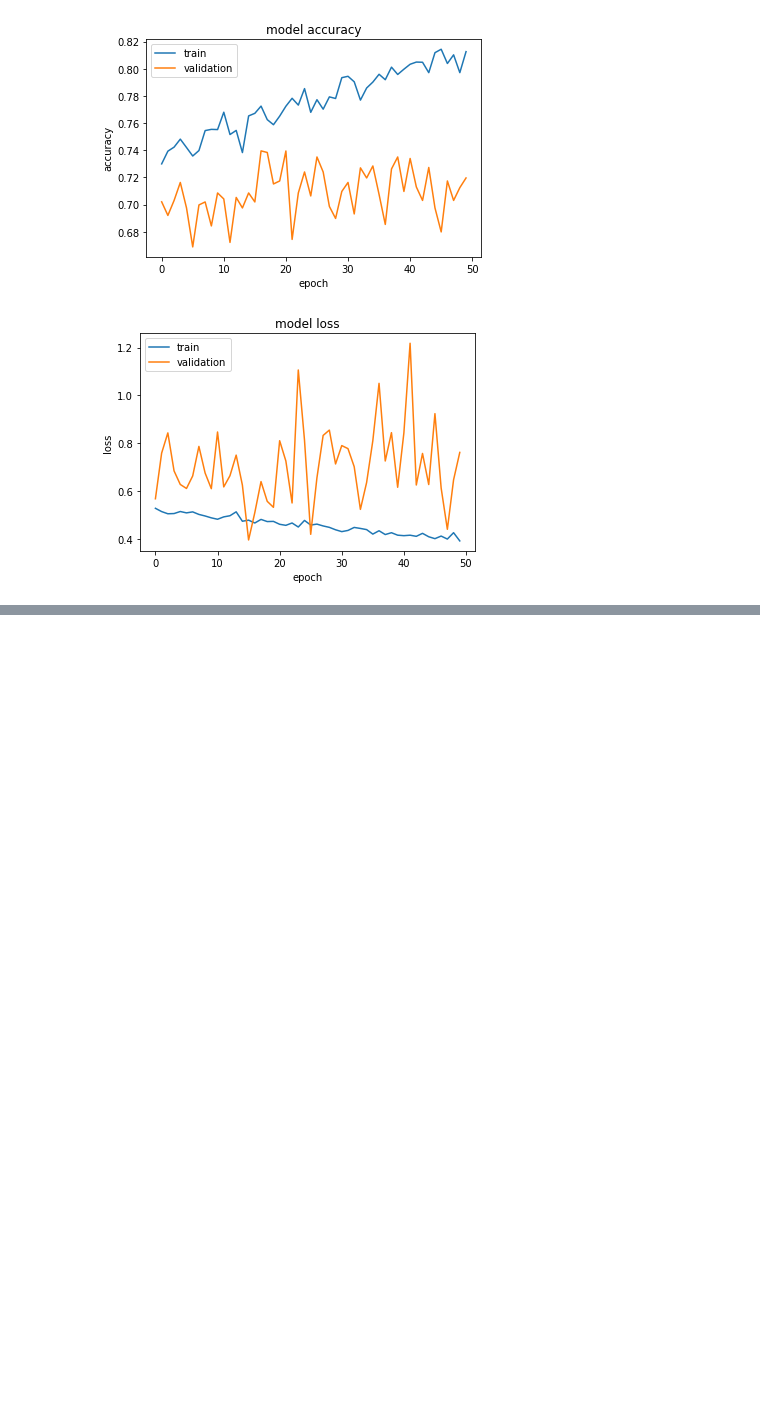
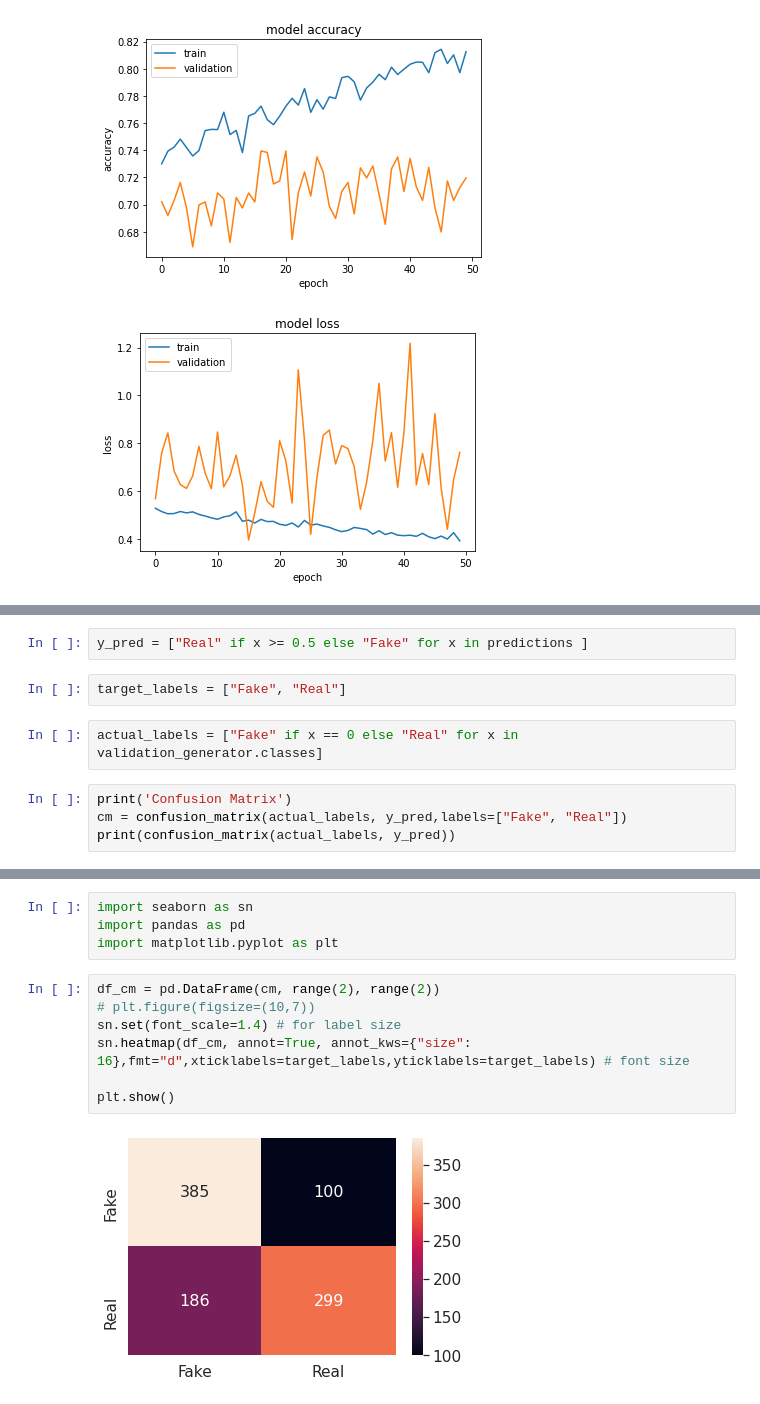
Before and after one commit to harini9804/fake-image-detection, a Jupyter notebook: fine_tuning_with_ELA,_lower_lr.ipynb, the cells around one changed output, grey strips where cells are left out. Cells and saved outputs as stored; diff of their text form; blank space fills up the shorter version.

Commit message:
add confusion matrix and classification repport

```diff
--- a/fine_tuning_with_ELA,_lower_lr.ipynb
+++ b/fine_tuning_with_ELA,_lower_lr.ipynb
@@ -291,0 +327,10 @@ plt.show()
+# %%
+y_pred = ["Real" if x >= 0.5 else "Fake" for x in predictions ]
+# %%
+target_labels = ["Fake", "Real"]
+# %%
+actual_labels = ["Fake" if x == 0 else "Real" for x in validation_generator.classes]
+# %%
+print('Confusion Matrix')
+cm = confusion_matrix(actual_labels, y_pred,labels=["Fake", "Real"])
+print(confusion_matrix(actual_labels, y_pred))
@@ -291,0 +353,13 @@ plt.show()
+# %%
+import seaborn as sn
+import pandas as pd
+import matplotlib.pyplot as plt
+# %%
+df_cm = pd.DataFrame(cm, range(2), range(2))
+# plt.figure(figsize=(10,7))
+sn.set(font_scale=1.4) # for label size
+sn.heatmap(df_cm, annot=True, annot_kws={"size": 16},fmt="d",xticklabels=target_labels,yticklabels=target_labels) # font size
+
+plt.show()
+# %% [output]
+[figure, added]
```
Also changed, not shown: parts of 10 cells of this notebook.
